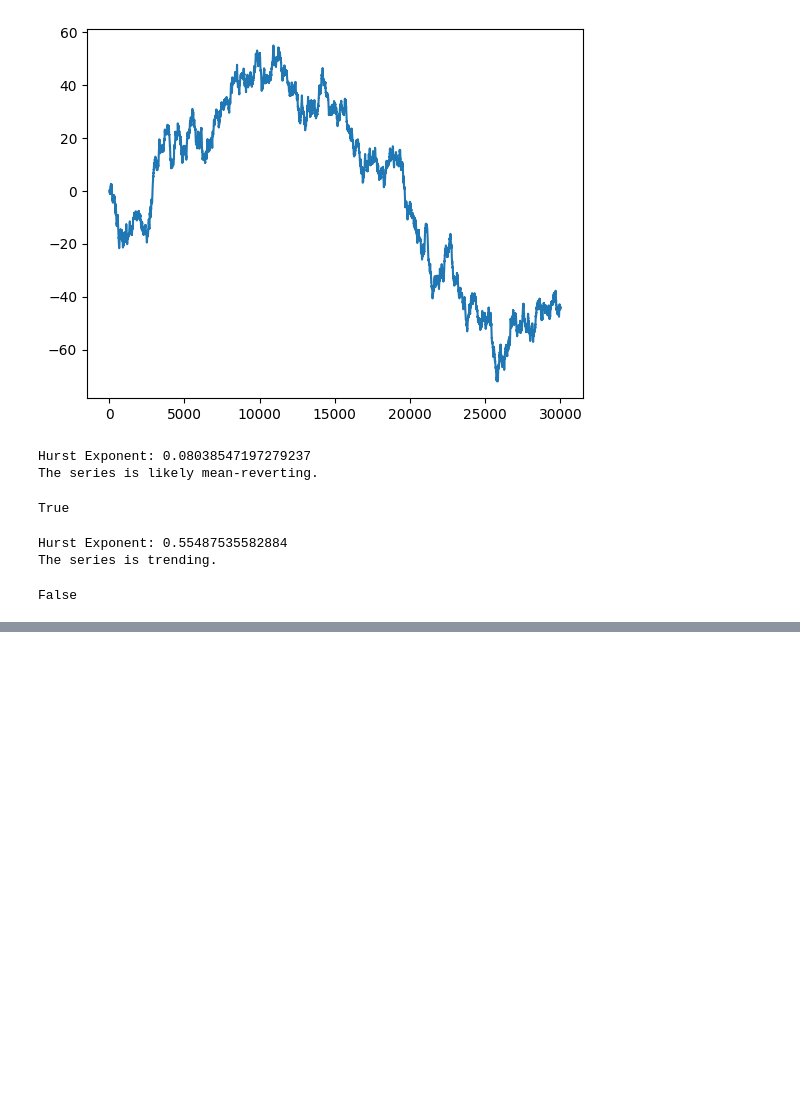
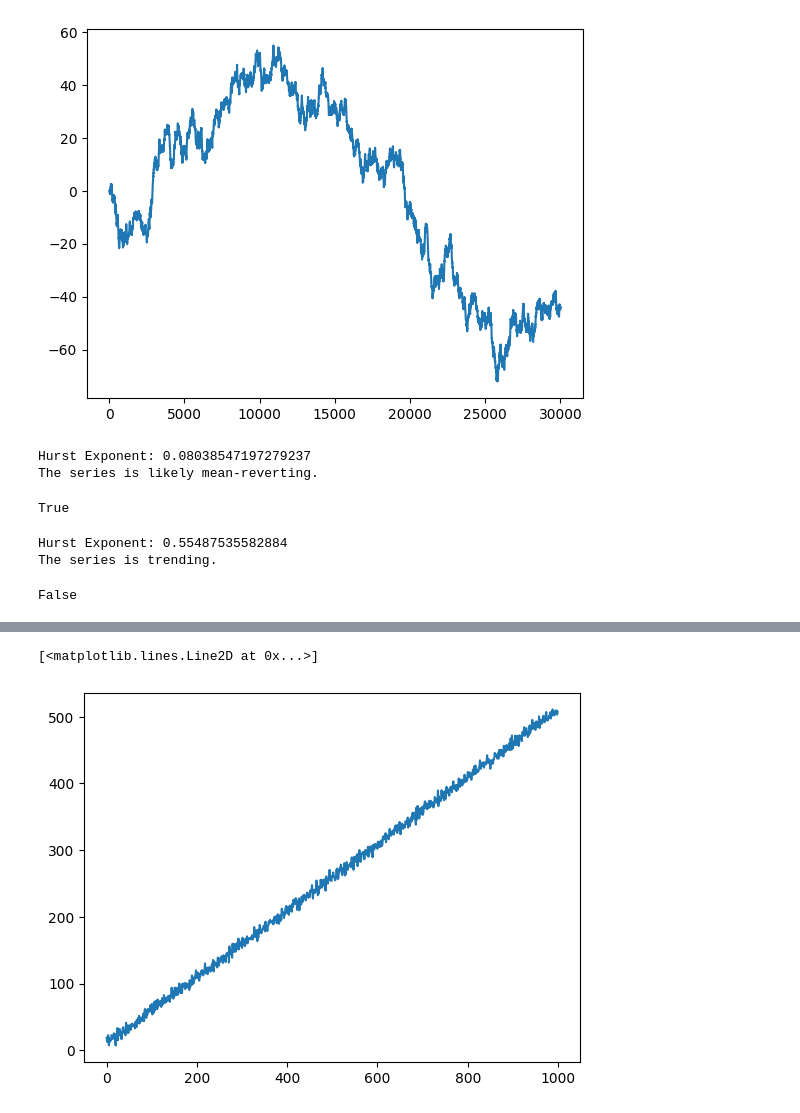
Before and after one commit to simonswe/prosperity2_traderbots, a Jupyter notebook: round4/ez_data_exploration.ipynb, the cells around one changed output, grey strips where cells are left out. Saved outputs shown, nothing was run; the diff lists cells and outputs as text; code cells hidden in the pictures; blank space fills up the shorter version.

```diff
--- a/round4/ez_data_exploration.ipynb
+++ b/round4/ez_data_exploration.ipynb
@@ -474,0 +498,13 @@ False
+# %%
+# generate linear data with noise
+np.random.seed(0)
+size = 1000
+slope = 0.5
+intercept = 10
+noise = np.random.normal(0, 5, size)
+x = np.arange(size)
+y = slope * x + intercept + noise
+plt.plot(x, y)
+# %% [output]
+[<matplotlib.lines.Line2D at 0x...>]
+[figure, added]
```
Also changed, not shown: parts of 11 cells of this notebook.
